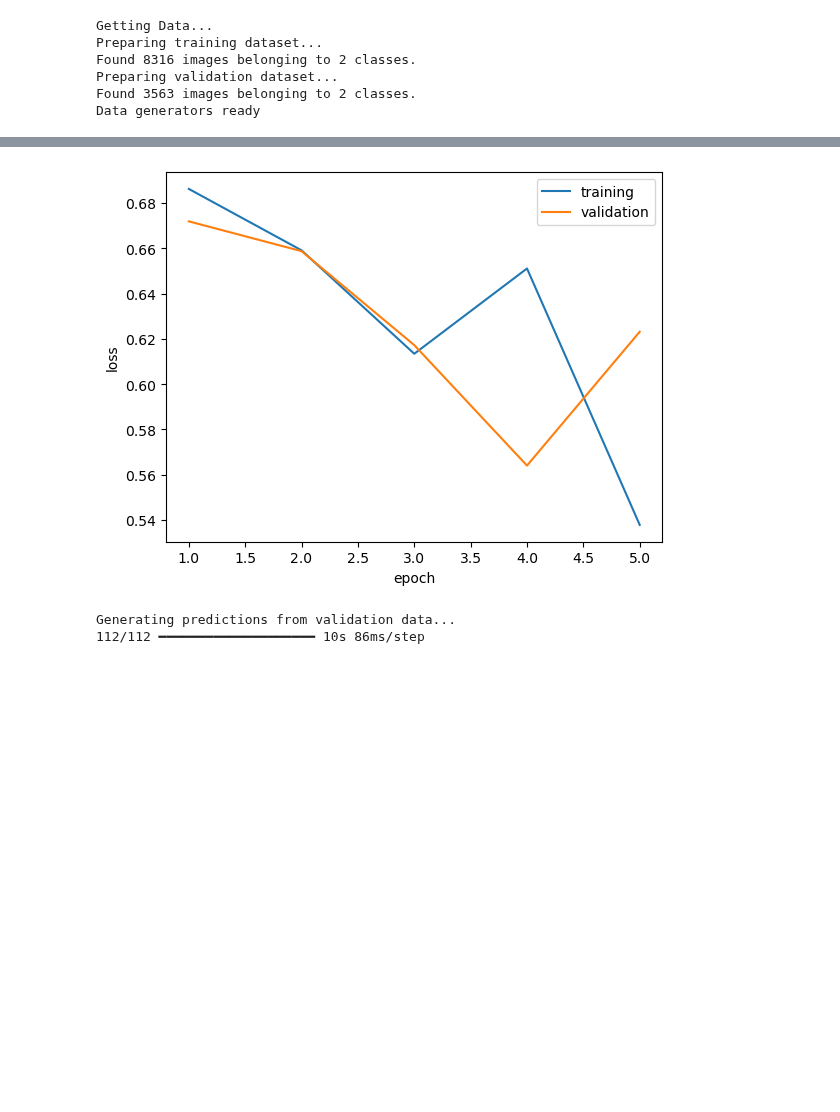
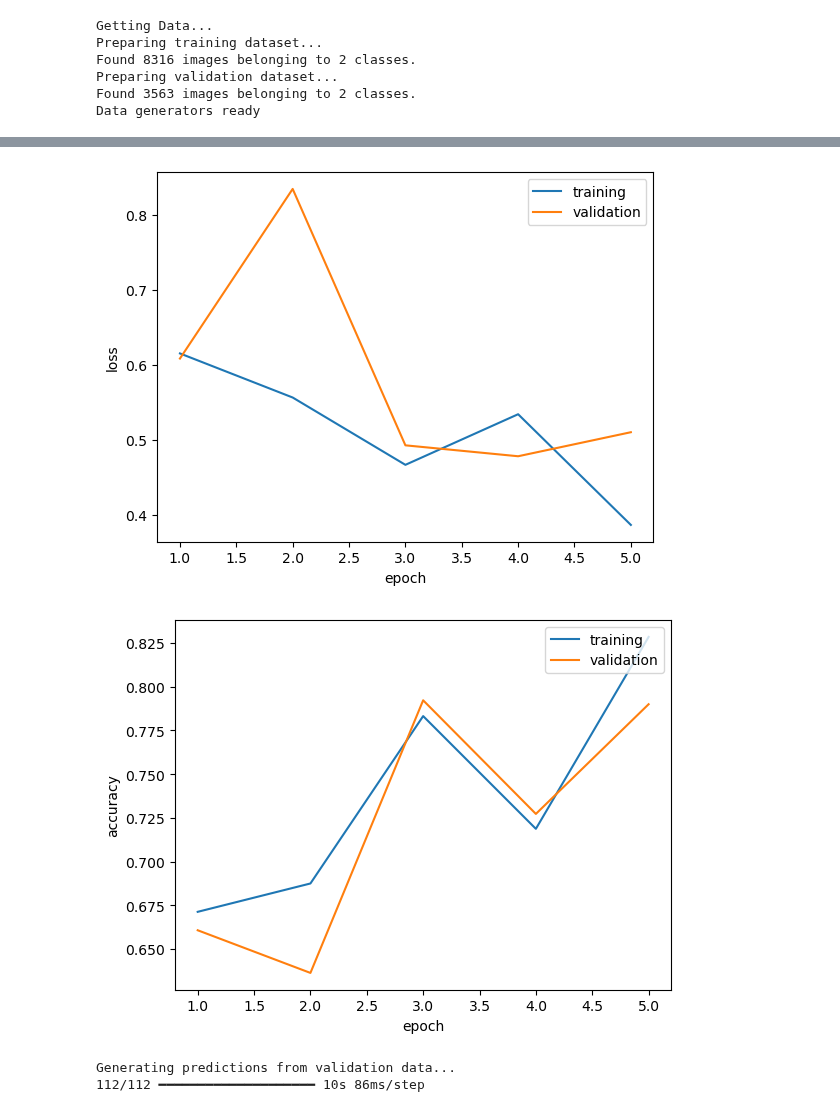
Before and after one commit to crltsnch/Caso_practico_2, a Jupyter notebook: prueva.ipynb, the cells around one changed output, grey strips where cells are left out. Drawn from its saved outputs; the diff is of its cells as text; code cells hidden in the pictures; blank space fills up the shorter version.

```diff
--- a/prueva.ipynb
+++ b/prueva.ipynb
@@ -104,8 +98,8 @@ model.add(Conv2D(32, (6, 6), input_shape=(128, 128, 3), activation='relu'))
 model.add(MaxPooling2D(pool_size=(2,2)))
 
 # We can add as many layers as we think necessary - here we'll add another convolution and max pooling layer
-#model.add(Conv2D(32, (6, 6), activation='relu'))
-#model.add(MaxPooling2D(pool_size=(2, 2)))
+model.add(Conv2D(32, (6, 6), activation='relu'))
+model.add(MaxPooling2D(pool_size=(2, 2)))
 
 '''# And another set
 model.add(Conv2D(32, (6, 6), activation='relu'))
@@ -173,18 +171,30 @@ Epoch 5/5
 # %%
 %matplotlib inline
 from matplotlib import pyplot as plt
 
 epoch_nums = range(1,num_epochs+1)
 training_loss = history.history["loss"]
 validation_loss = history.history["val_loss"]
 plt.plot(epoch_nums, training_loss)
 plt.plot(epoch_nums, validation_loss)
 plt.xlabel('epoch')
 plt.ylabel('loss')
 plt.legend(['training', 'validation'], loc='upper right')
 plt.show()
+
+
+epoch_nums = range(1,num_epochs+1)
+training_accuracy = history.history["accuracy"]
+validation_accuracy = history.history["val_accuracy"]
+plt.plot(epoch_nums, training_accuracy)
+plt.plot(epoch_nums, validation_accuracy)
+plt.xlabel('epoch')
+plt.ylabel('accuracy')
+plt.legend(['training', 'validation'], loc='upper right')
+plt.show()
 # %% [output]
-[figure, old version]
+[figure, new version]
+[figure, added]
 # %%
 import numpy as np
 from sklearn.metrics import confusion_matrix, roc_curve, auc
```
Also changed, not shown: parts of 3 cells of this notebook.
